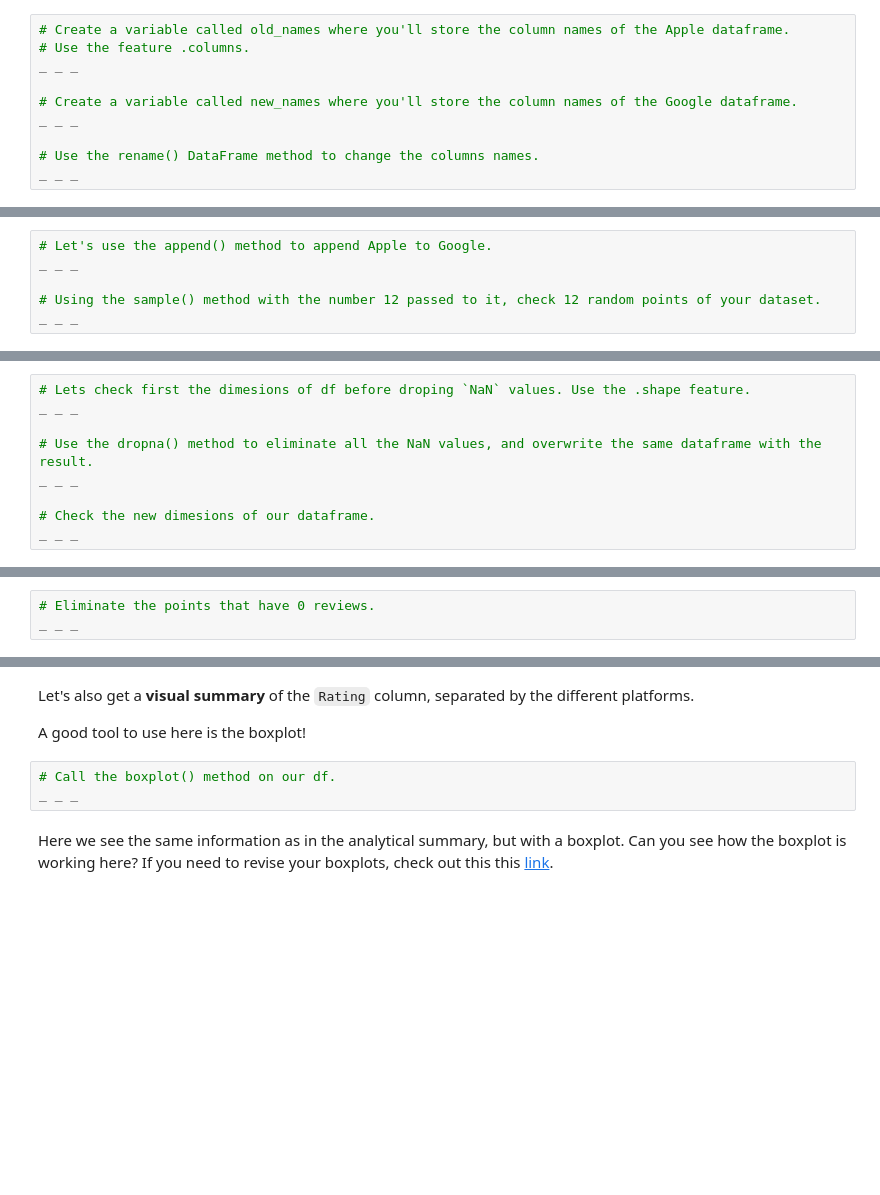
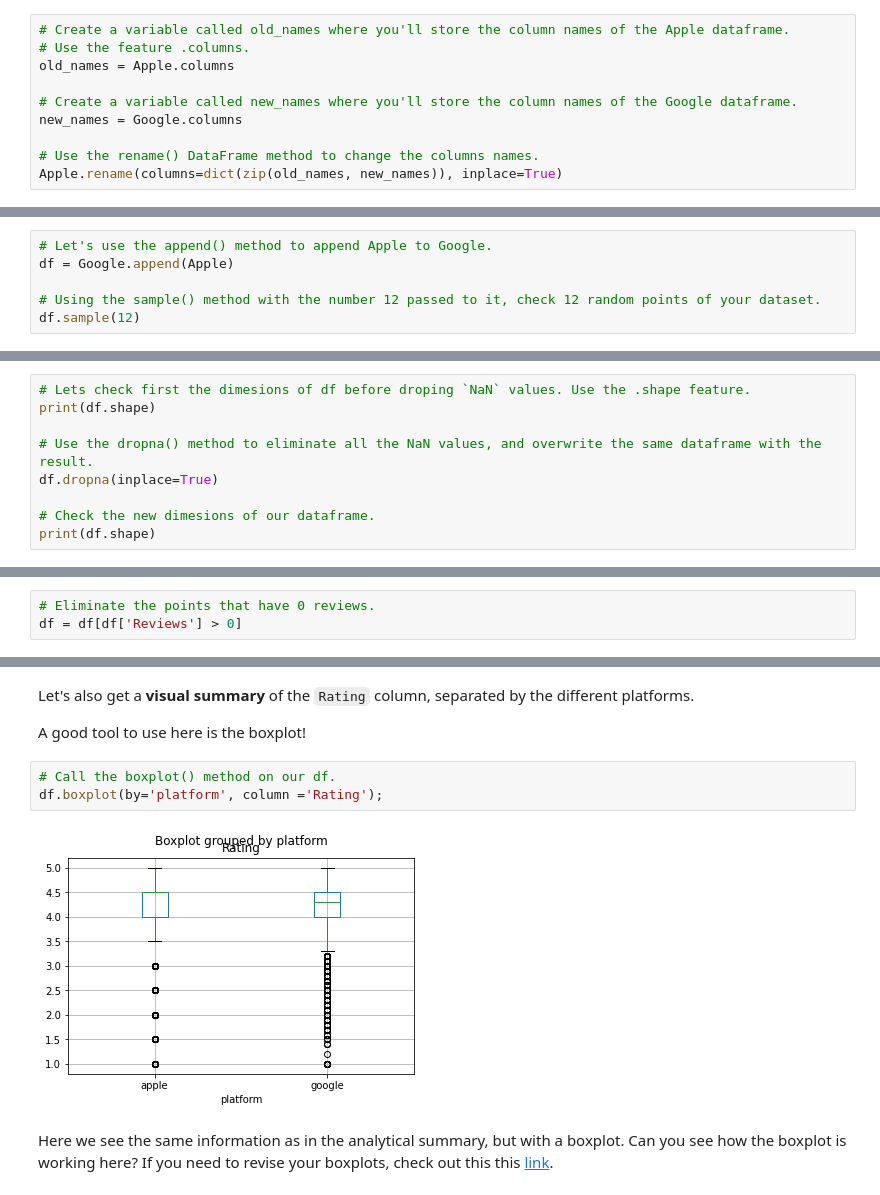
Before and after one commit to mkars01/Springboard, a Jupyter notebook: Case Study - Integrating Apps/Springboard Apps project - Tier 3 - Complete.ipynb, the cells around one changed output, grey strips where cells are left out. Drawn from its saved outputs; the diff is of its cells as text; blank space fills up the shorter version.

```diff
--- a/Case Study - Integrating Apps/Springboard Apps project - Tier 3 - Complete.ipynb
+++ b/Case Study - Integrating Apps/Springboard Apps project - Tier 3 - Complete.ipynb
@@ -202,19 +280,19 @@ This is an important step to unify the two datasets!
 # %%
 # Create a variable called old_names where you'll store the column names of the Apple dataframe.
 # Use the feature .columns.
-_ _ _
+old_names = Apple.columns
 
 # Create a variable called new_names where you'll store the column names of the Google dataframe.
-_ _ _
+new_names = Google.columns
 
 # Use the rename() DataFrame method to change the columns names.
-_ _ _
+Apple.rename(columns=dict(zip(old_names, new_names)), inplace=True)
 # %% [markdown]
 ### 2d. Join the two datasets
 Let's combine the two datasets into a single data frame called `df`.
 # %%
 # Let's use the append() method to append Apple to Google.
-_ _ _
+df = Google.append(Apple)
 
 # Using the sample() method with the number 12 passed to it, check 12 random points of your dataset.
-_ _ _
+df.sample(12)
@@ -224,10 +316,10 @@ _ _ _
 As you can see there are some `NaN` values. We want to eliminate all these `NaN` values from the table.
 # %%
 # Lets check first the dimesions of df before droping `NaN` values. Use the .shape feature.
-_ _ _
+print(df.shape)
 
 # Use the dropna() method to eliminate all the NaN values, and overwrite the same dataframe with the result.
-_ _ _
+df.dropna(inplace=True)
 
 # Check the new dimesions of our dataframe.
-_ _ _
+print(df.shape)
@@ -245,7 +347,7 @@ _ _ _
 929 apps do not have reviews, we need to eliminate these points!
 # %%
 # Eliminate the points that have 0 reviews.
-_ _ _
+df = df[df['Reviews'] > 0]
 # %% [markdown]
 ### 2g. Summarize the data visually and analytically (by the column `platform`)
 # %% [markdown]
@@ -284,7 +391,9 @@ Let's also get a **visual summary** of the `Rating` column, separated by the dif
 A good tool to use here is the boxplot!
 # %%
 # Call the boxplot() method on our df.
-_ _ _
+df.boxplot(by='platform', column ='Rating');
+# %% [output]
+[figure, added]
 # %% [markdown]
 Here we see the same information as in the analytical summary, but with a boxplot. Can you see how the boxplot is working here? If you need to revise your boxplots, check out this this [link](https://www.kaggle.com/ramamet4/app-store-apple-data-set-10k-apps).
 # %% [markdown]
```
Also changed, not shown: parts of 23 cells of this notebook, 1 other file.
